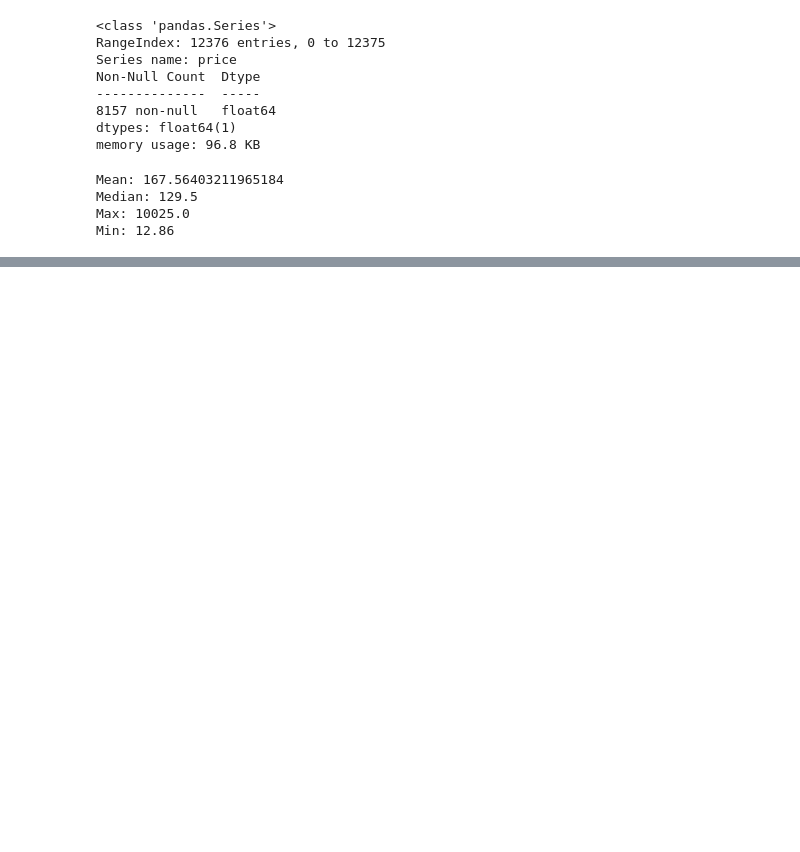
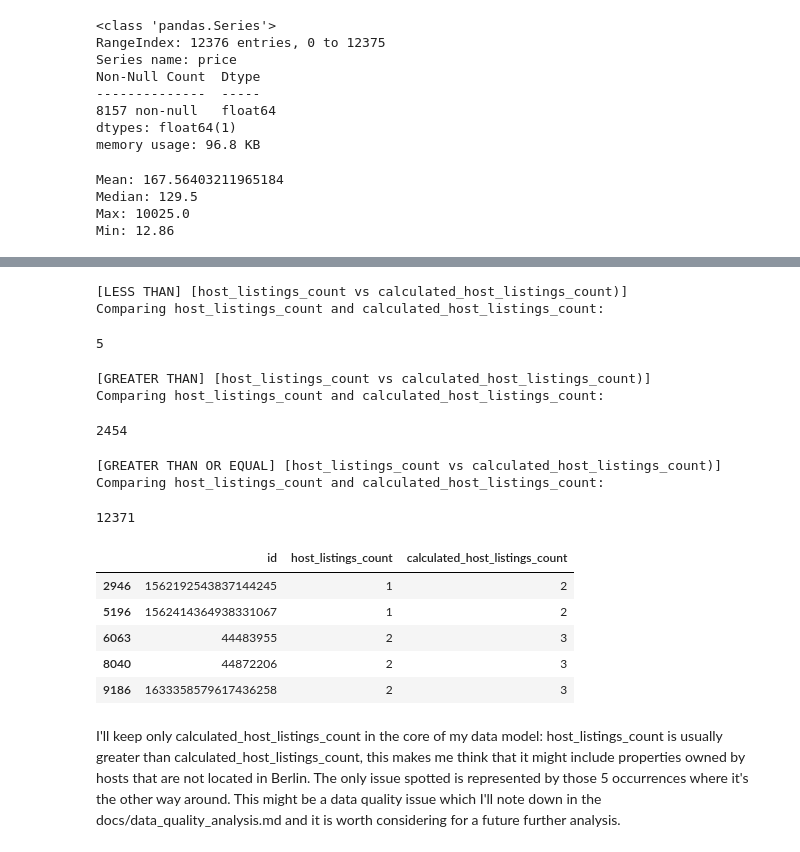
Before and after one commit to admcesareniccolo/airbnb-berlin, a Jupyter notebook: notebooks/01_exploration.ipynb, the cells around one changed output, grey strips where cells are left out. Drawn from its saved outputs; the diff is of its cells as text; code cells hidden in the pictures; blank space fills up the shorter version.

```diff
--- a/notebooks/01_exploration.ipynb
+++ b/notebooks/01_exploration.ipynb
@@ -193,0 +203,3 @@ Name: price, dtype: float64
+# %%
+pd.set_option('display.max_info_columns', 100)  # need to set this option to see all columns in the info() output
+print(listings.info(verbose=True))              # display detailed information about the DataFrame
@@ -193,0 +272,33 @@ Name: price, dtype: float64
+# %%
+print("[LESS THAN] [host_listings_count vs calculated_host_listings_count)] \nComparing host_listings_count and calculated_host_listings_count:")
+listings[listings['host_listings_count'] < (listings['calculated_host_listings_count'])].shape[0]
+# %% [output]
+[LESS THAN] [host_listings_count vs calculated_host_listings_count)]
+Comparing host_listings_count and calculated_host_listings_count:
+5
+# %%
+print("[GREATER THAN] [host_listings_count vs calculated_host_listings_count)] \nComparing host_listings_count and calculated_host_listings_count:")
+listings[listings['host_listings_count'] > (listings['calculated_host_listings_count'])].shape[0]
+# %% [output]
+[GREATER THAN] [host_listings_count vs calculated_host_listings_count)]
+Comparing host_listings_count and calculated_host_listings_count:
+2454
+# %%
+print("[GREATER THAN OR EQUAL] [host_listings_count vs calculated_host_listings_count)] \nComparing host_listings_count and calculated_host_listings_count:")
+listings[listings['host_listings_count'] >= (listings['calculated_host_listings_count'])].shape[0]
+# %% [output]
+[GREATER THAN OR EQUAL] [host_listings_count vs calculated_host_listings_count)]
+Comparing host_listings_count and calculated_host_listings_count:
+12371
+# %%
+listings[listings['host_listings_count'] < (listings['calculated_host_listings_count'])][['id', 'host_listings_count', 'calculated_host_listings_count']]
+# %% [output]
+|  | id | host_listings_count | calculated_host_listings_count |
+| 2946 | 1562192543837144245 | 1 | 2 |
+| 5196 | 1562414364938331067 | 1 | 2 |
+| 6063 | 44483955 | 2 | 3 |
+| 8040 | 44872206 | 2 | 3 |
+| 9186 | 1633358579617436258 | 2 | 3 |
+# %% [markdown]
+I'll keep only calculated_host_listings_count in the core of my data model: host_listings_count is usually greater than calculated_host_listings_count, this makes me think that it might include properties owned by hosts that are not located in Berlin. The only issue spotted is represented by those 5 occurrences where it's the other way around.
+This might be a data quality issue which I'll note down in the docs/data_quality_analysis.md and it is worth considering for a future further analysis.
```
Also changed, not shown: parts of 15 cells of this notebook, 1 other file.
